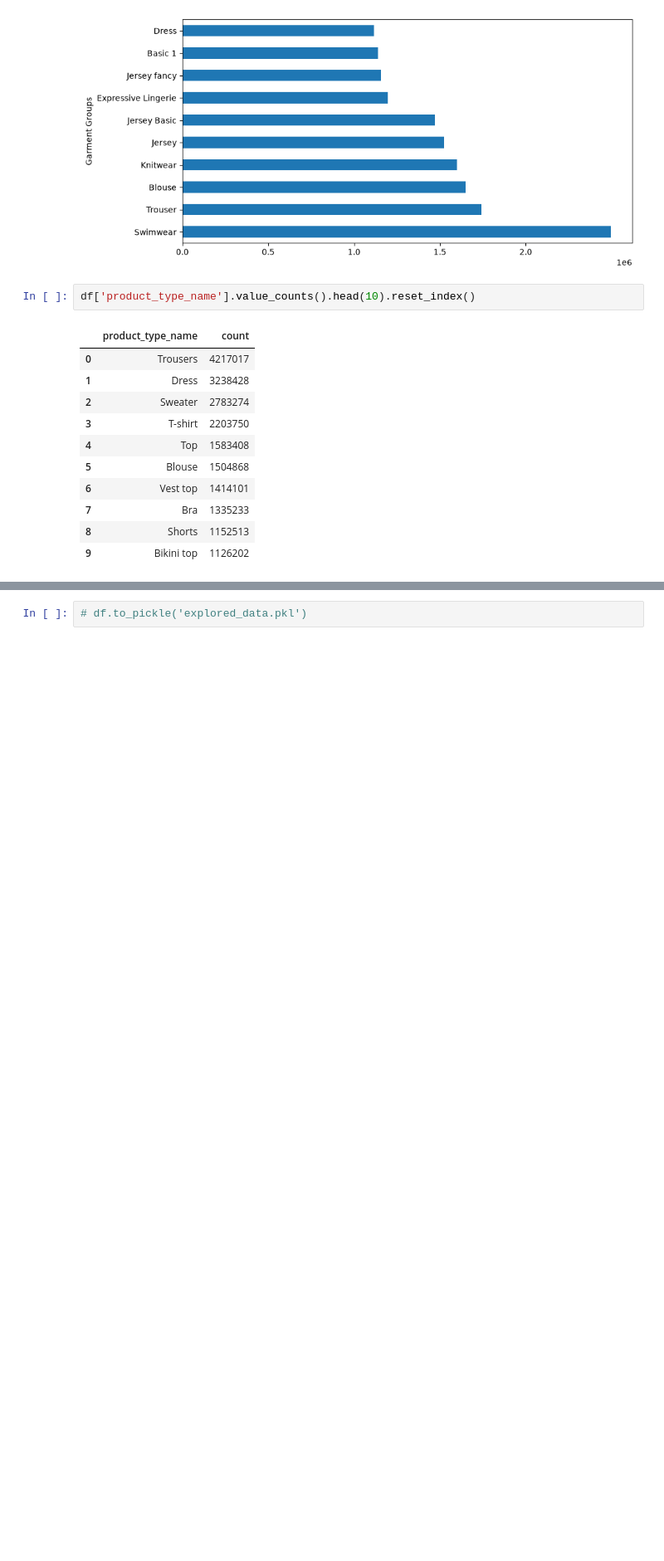
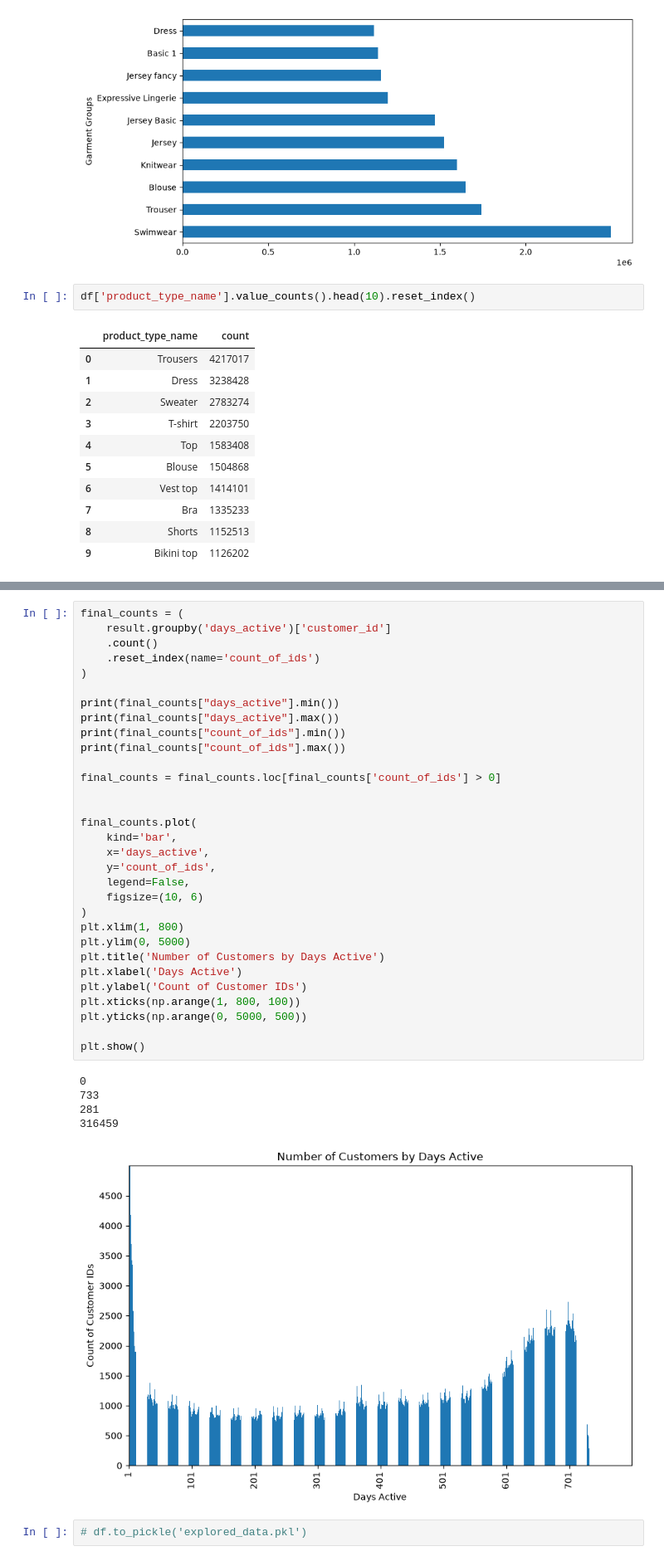
Before and after one commit to peayah/customer_intelligence_system, a Jupyter notebook: 03_exploratory_data_analysis.ipynb, the cells around one changed output, grey strips where cells are left out. Shown at 83% size. Cells and saved outputs as stored; diff of their text form; blank space fills up the shorter version.

```diff
--- a/03_exploratory_data_analysis.ipynb
+++ b/03_exploratory_data_analysis.ipynb
@@ -153,2 +256,39 @@ df['product_type_name'].value_counts().head(10).reset_index()
+# %%
+final_counts = (
+    result.groupby('days_active')['customer_id']
+    .count()
+    .reset_index(name='count_of_ids')
+)
+
+print(final_counts["days_active"].min())
+print(final_counts["days_active"].max())
+print(final_counts["count_of_ids"].min())
+print(final_counts["count_of_ids"].max())
+
+final_counts = final_counts.loc[final_counts['count_of_ids'] > 0]
+
+
+final_counts.plot(
+    kind='bar',
+    x='days_active',
+    y='count_of_ids',
+    legend=False,
+    figsize=(10, 6)
+)
+plt.xlim(1, 800)
+plt.ylim(0, 5000)
+plt.title('Number of Customers by Days Active')
+plt.xlabel('Days Active')
+plt.ylabel('Count of Customer IDs')
+plt.xticks(np.arange(1, 800, 100))
+plt.yticks(np.arange(0, 5000, 500))
+
+plt.show()
+# %% [output]
+0
+733
+281
+316459
+[figure, added]
 # %%
 # df.to_pickle('explored_data.pkl')
```
Also changed, not shown: parts of 5 cells of this notebook, 1 other file.
